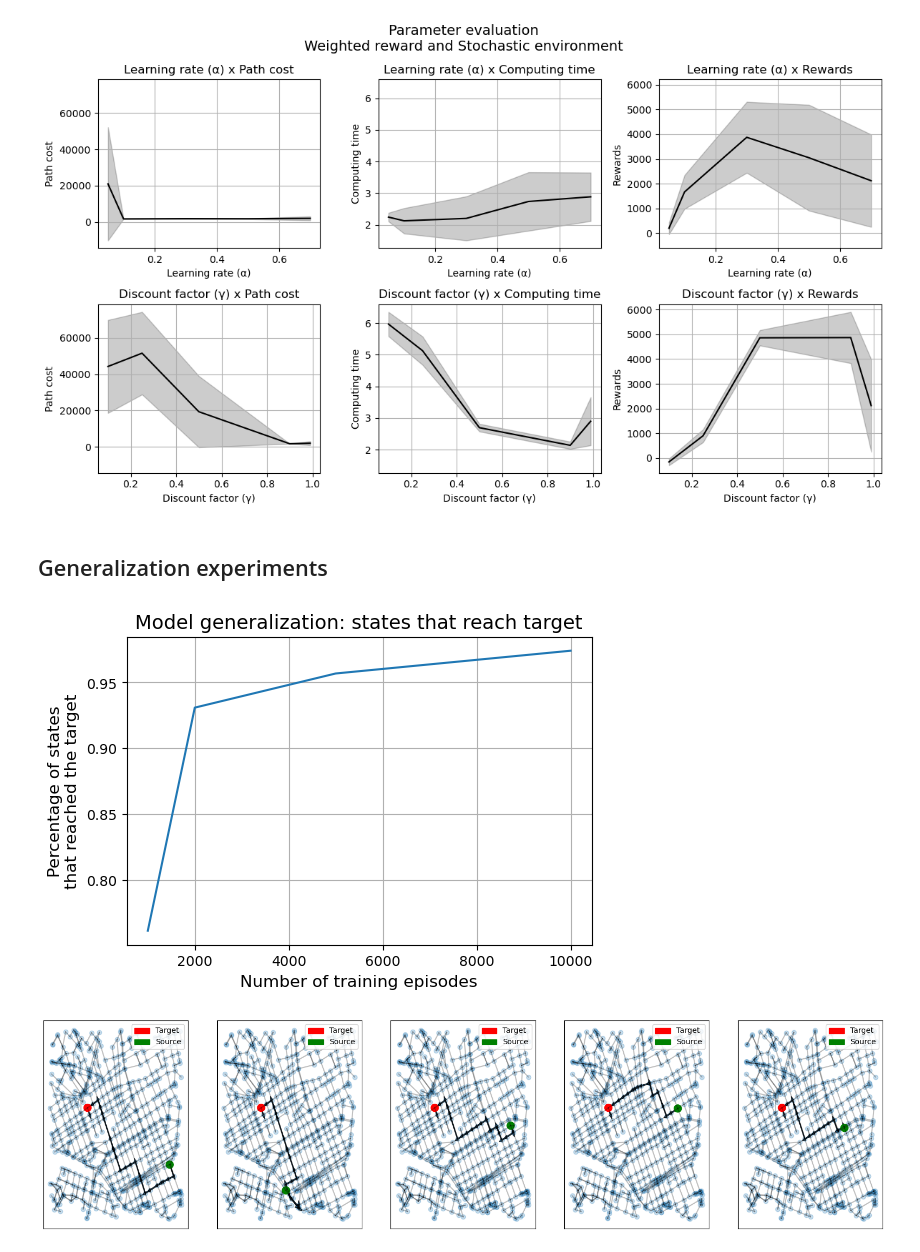
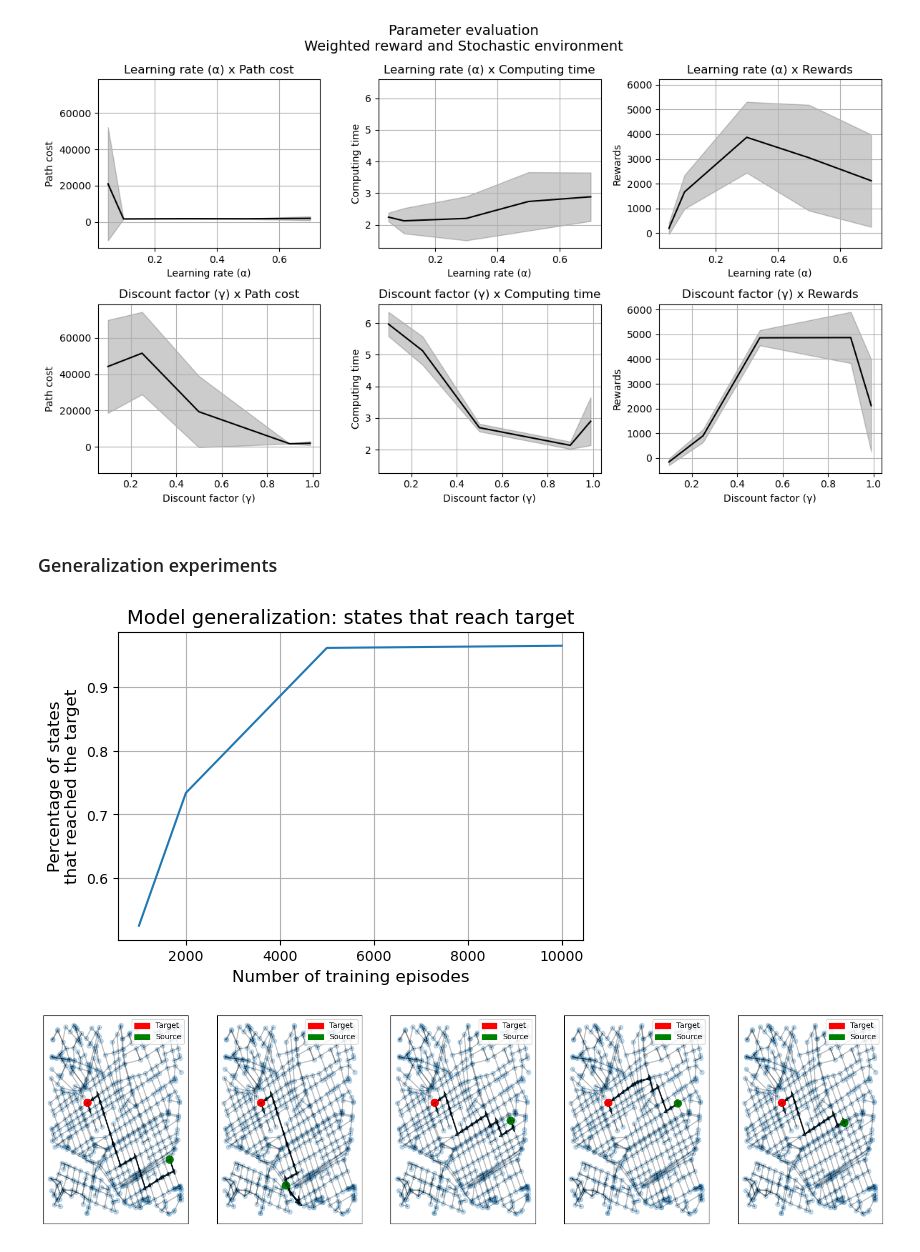
Before and after one commit to vivirodrigues/RL_Routing, a Jupyter notebook: QLearning/Model_QLearning.ipynb, the cells around one changed output. Cells and saved outputs as stored; diff of their text form; code cells hidden in the pictures.

```diff
--- a/QLearning/Model_QLearning.ipynb
+++ b/QLearning/Model_QLearning.ipynb
@@ -124,20 +307,29 @@ class QLAgent:
         self.value = np.max(self.Q, axis = 1)
 
 
+
     def route_to_target(self, G, source, target):
         route = [source]
         state = source
         cost = 0
-        k = 0
-        while state != target and k < 1000:
+
+        for _ in range(1000):
             new_state = self.policy[state]
+            route.append(new_state)
+
             if new_state == state:
                 cost = np.inf
-                route.append(new_state)
                 break
+
             cost += G[state][new_state][0]["length"]
+
+            if new_state == target:
+                break
+
             state = new_state
-            route.append(state)
-            k += 1
+
+
+        if route[-1] != target:
+            cost = np.inf
         return route, cost
 # %% [markdown]
@@ -337,7 +529,7 @@ analysis_results("weighted", "stochastic")
 # %% [output]
 [figure]
 # %% [markdown]
-## Generalization experiments
+### Generalization experiments
 # %%
 env = Environment(G, source, target, reward = "weighted", mode = "deterministic")
 n_episodes_list = [1000, 2000, 5000, 10000]
@@ -351,10 +543,11 @@ for n_episodes in n_episodes_list:
     n_reached = 0
     n_possible = len(G.nodes)
     for i in range(len(G.nodes)):
-        _, cost = agent.route_to_target(G, i, target)
         try:
-            opt_cost = nx.shortest_path_length(G, i, target, weight="length")
-            if cost < np.inf:
+            nx.shortest_path_length(G, i, target, weight="length")
+            _, cost = agent.route_to_target(G, i, target)
+
+            if cost != np.inf:
                 n_reached += 1
         except:
             n_possible -= 1
@@ -363,13 +556,14 @@ for n_episodes in n_episodes_list:
 # %%
 fig = plt.figure(figsize=(6, 4))
 plt.plot(n_episodes_list, reach_list)
 plt.xlabel("Number of training episodes", fontsize = 12)
 plt.ylabel("Percentage of states\nthat reached the target", fontsize = 12)
 plt.title("Model generalization: states that reach target", fontsize = 14)
 plt.grid()
+plt.ylim(0.4, 1)
 plt.show()
 # %% [output]
-[figure, old version]
+[figure, new version]
 # %%
 random_states = []
 
```
Also changed, not shown: parts of 31 cells of this notebook, 6 other files.
